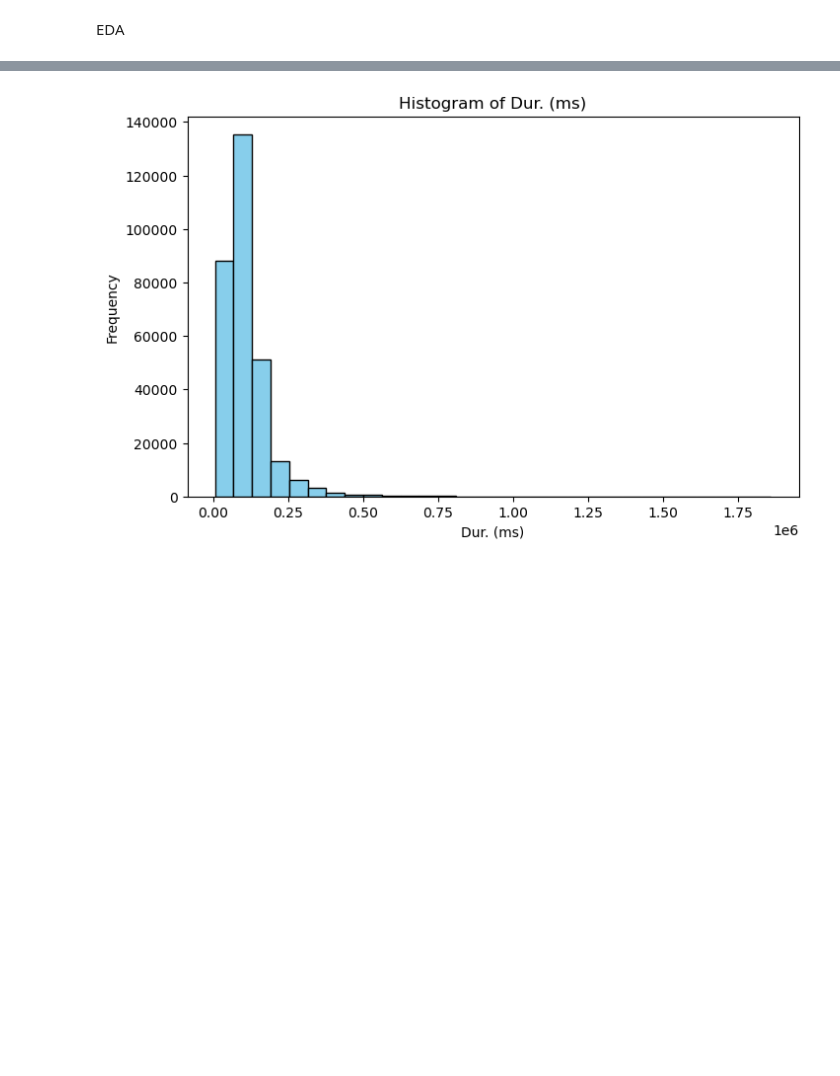
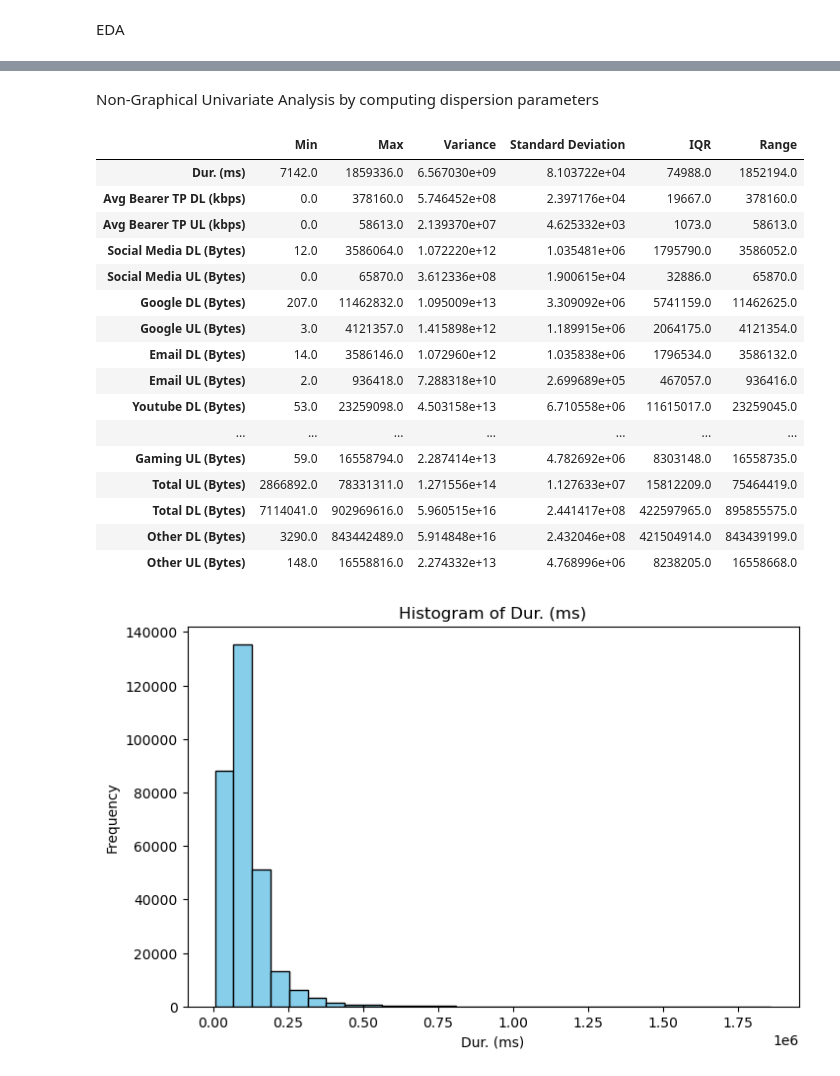
Before and after one commit to gelifatsy/Telecommunication-User-Analytics, a Jupyter notebook: src/data_extraction.ipynb, the cells around one changed output, grey strips where cells are left out. Saved outputs shown, nothing was run; the diff lists cells and outputs as text; code cells hidden in the pictures; blank space fills up the shorter version.

```diff
--- a/src/data_extraction.ipynb
+++ b/src/data_extraction.ipynb
@@ -304,6 +279,39 @@ data_new.describe()
 | 50% | 8.639900e+04 | 63.000000 | 63.000000 | 1.794369e+06 | 32920.000000 | ... |
 | 75% | 1.324300e+05 | 19710.000000 | 1120.000000 | 2.694938e+06 | 49334.000000 | ... |
 | max | 1.859336e+06 | 378160.000000 | 58613.000000 | 3.586064e+06 | 65870.000000 | ... |
+# %% [markdown]
+Non-Graphical Univariate Analysis by computing dispersion parameters
+# %%
+
+import pandas as pd
+
+# Select quantitative columns
+quantitative_columns = data_new.select_dtypes(include=['number']).columns
+
+# Calculate statistics using agg method
+dispersion_data = data_new[quantitative_columns].agg(['min', 'max', 'var', 'std', lambda x: x.quantile(0.75) - x.quantile(0.25), lambda x: x.max() - x.min()]).T
+
+# Rename the columns
+dispersion_data.columns = ['Min', 'Max', 'Variance', 'Standard Deviation', 'IQR', 'Range']
+dispersion_data
+# %% [output]
+|  | Min | Max | Variance | Standard Deviation | IQR | Range |
+| Dur. (ms) | 7142.0 | 1859336.0 | 6.567030e+09 | 8.103722e+04 | 74988.0 | 1852194.0 |
+| Avg Bearer TP DL (kbps) | 0.0 | 378160.0 | 5.746452e+08 | 2.397176e+04 | 19667.0 | 378160.0 |
+| Avg Bearer TP UL (kbps) | 0.0 | 58613.0 | 2.139370e+07 | 4.625332e+03 | 1073.0 | 58613.0 |
+| Social Media DL (Bytes) | 12.0 | 3586064.0 | 1.072220e+12 | 1.035481e+06 | 1795790.0 | 3586052.0 |
+| Social Media UL (Bytes) | 0.0 | 65870.0 | 3.612336e+08 | 1.900615e+04 | 32886.0 | 65870.0 |
+| Google DL (Bytes) | 207.0 | 11462832.0 | 1.095009e+13 | 3.309092e+06 | 5741159.0 | 11462625.0 |
+| Google UL (Bytes) | 3.0 | 4121357.0 | 1.415898e+12 | 1.189915e+06 | 2064175.0 | 4121354.0 |
+| Email DL (Bytes) | 14.0 | 3586146.0 | 1.072960e+12 | 1.035838e+06 | 1796534.0 | 3586132.0 |
+| Email UL (Bytes) | 2.0 | 936418.0 | 7.288318e+10 | 2.699689e+05 | 467057.0 | 936416.0 |
+| Youtube DL (Bytes) | 53.0 | 23259098.0 | 4.503158e+13 | 6.710558e+06 | 11615017.0 | 23259045.0 |
+| ... | ... | ... | ... | ... | ... | ... |
+| Gaming UL (Bytes) | 59.0 | 16558794.0 | 2.287414e+13 | 4.782692e+06 | 8303148.0 | 16558735.0 |
+| Total UL (Bytes) | 2866892.0 | 78331311.0 | 1.271556e+14 | 1.127633e+07 | 15812209.0 | 75464419.0 |
+| Total DL (Bytes) | 7114041.0 | 902969616.0 | 5.960515e+16 | 2.441417e+08 | 422597965.0 | 895855575.0 |
+| Other DL (Bytes) | 3290.0 | 843442489.0 | 5.914848e+16 | 2.432046e+08 | 421504914.0 | 843439199.0 |
+| Other UL (Bytes) | 148.0 | 16558816.0 | 2.274332e+13 | 4.768996e+06 | 8238205.0 | 16558668.0 |
 # %%
 numeric_columns = data_new
 
```
Also changed, not shown: parts of 3 cells of this notebook, 4 other files.
